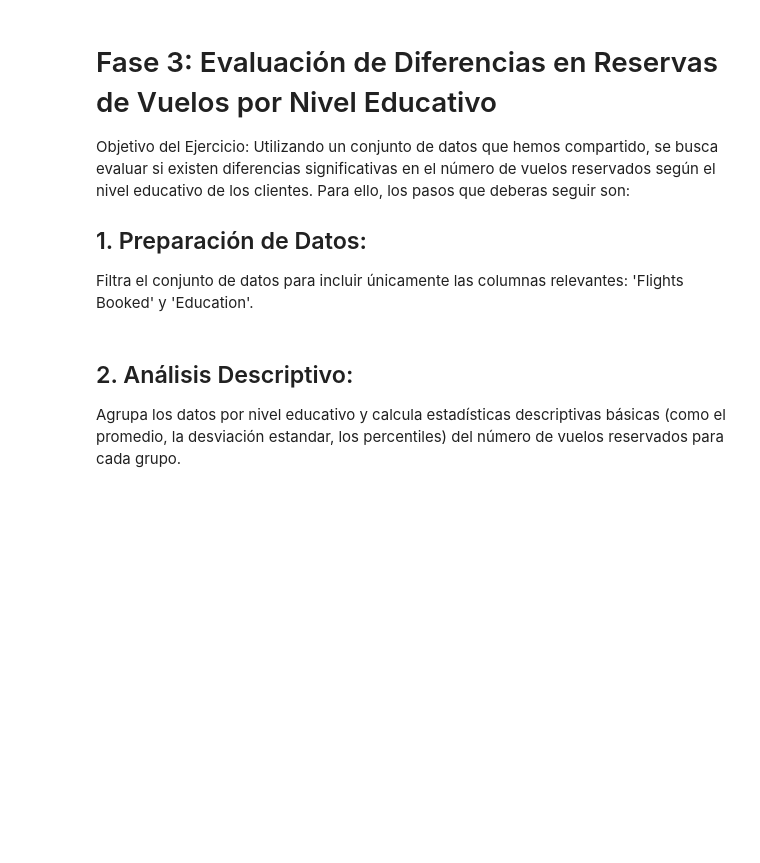
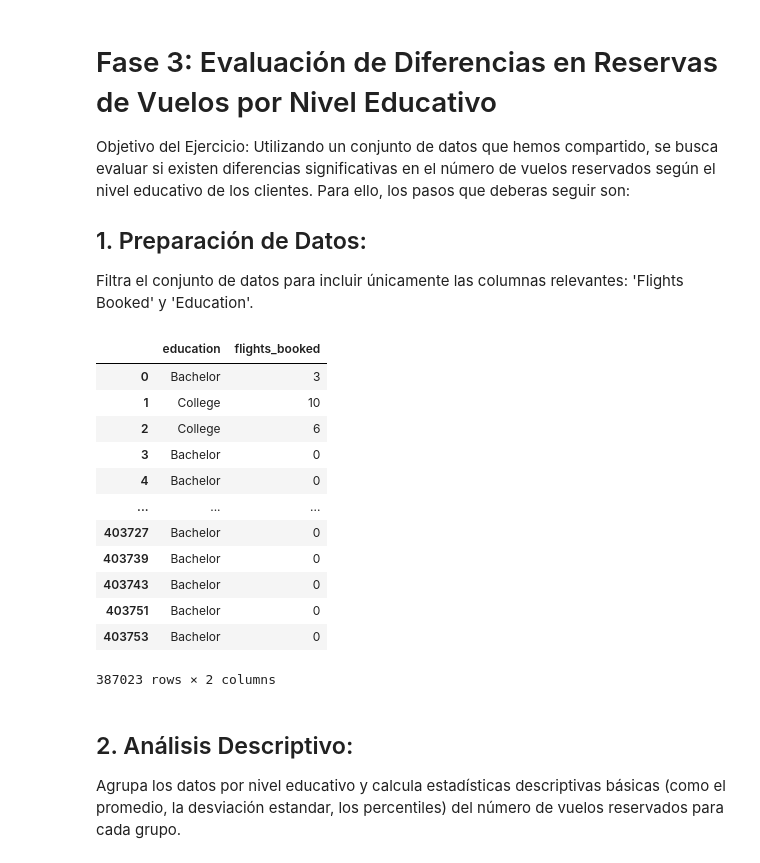
Before and after one commit to Adalab/bda-modulo-3-evaluacion-final-inesaag, a Jupyter notebook: evaluacion.ipynb, the cells around one changed output. Cells and saved outputs as stored; diff of their text form; code cells hidden in the pictures; blank space fills up the shorter version.

```diff
--- a/evaluacion.ipynb
+++ b/evaluacion.ipynb
@@ -750,6 +730,23 @@ Objetivo del Ejercicio: Utilizando un conjunto de datos que hemos compartido, se
 reservados según el nivel educativo de los clientes. Para ello, los pasos que deberas seguir son:
 ## 1. Preparación de Datos:
 Filtra el conjunto de datos para incluir únicamente las columnas relevantes: 'Flights Booked' y 'Education'.
+# %%
+df_ed = df_completo[df_completo['loyalty_number'].duplicated(keep='last')][['education','flights_booked']]
+df_ed
+# %% [output]
+|  | education | flights_booked |
+| 0 | Bachelor | 3 |
+| 1 | College | 10 |
+| 2 | College | 6 |
+| 3 | Bachelor | 0 |
+| 4 | Bachelor | 0 |
+| ... | ... | ... |
+| 403727 | Bachelor | 0 |
+| 403739 | Bachelor | 0 |
+| 403743 | Bachelor | 0 |
+| 403751 | Bachelor | 0 |
+| 403753 | Bachelor | 0 |
+387023 rows × 2 columns
 # %% [markdown]
 ## 2. Análisis Descriptivo:
 Agrupa los datos por nivel educativo y calcula estadísticas descriptivas básicas (como el promedio, la desviación estandar, los percentiles) del
```
Also changed, not shown: parts of 35 cells of this notebook, 4 other files.
